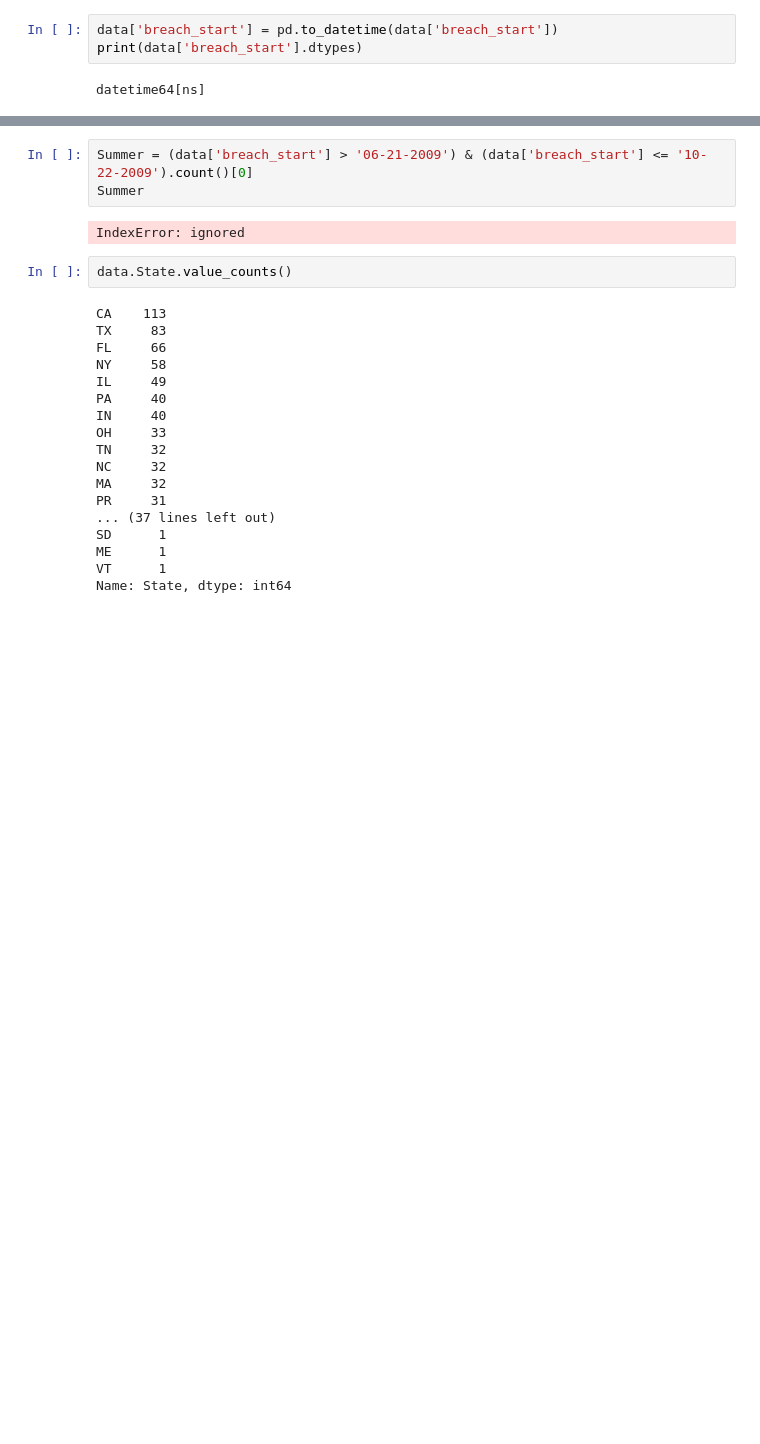
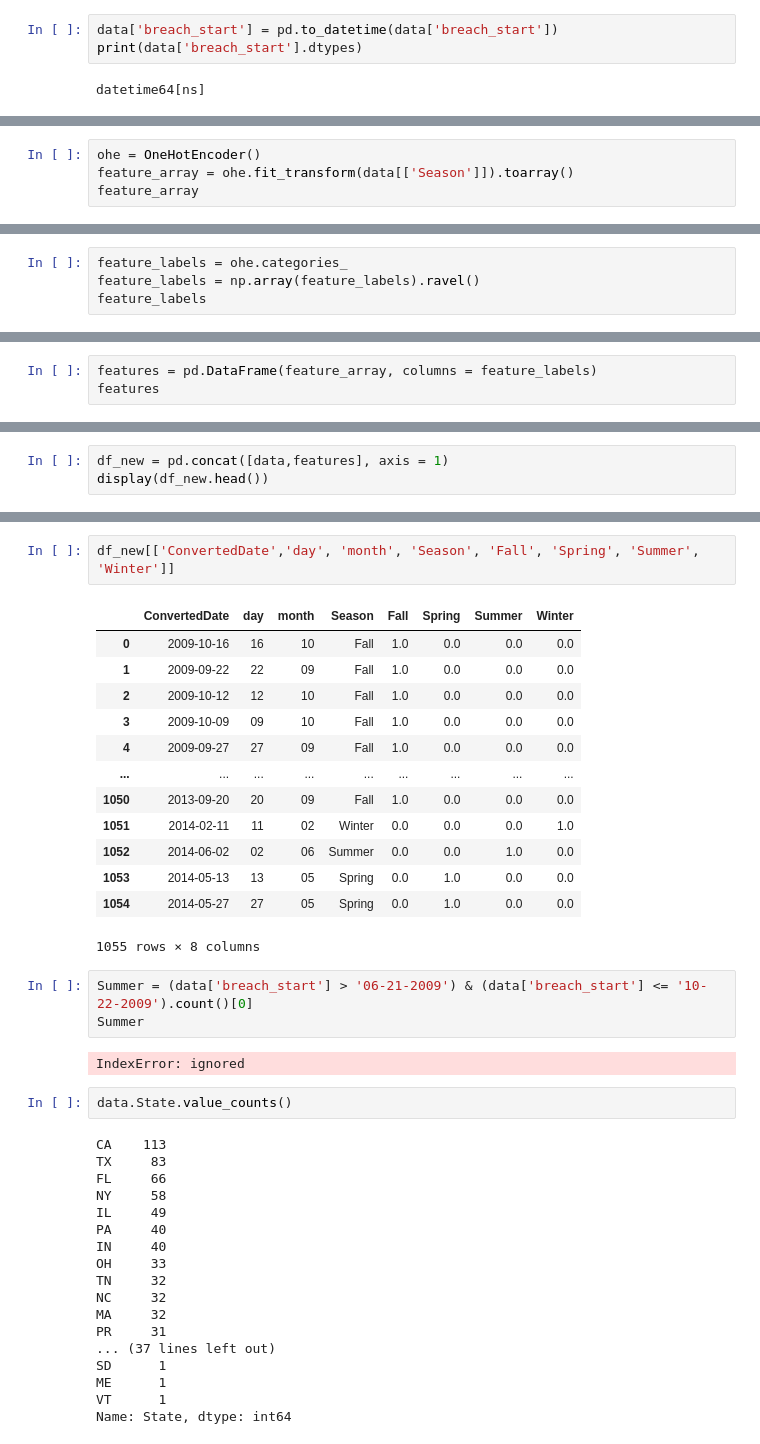
Before and after one commit to hmulli2/Data-analysis-cyber-security, a Jupyter notebook: Cyber_security_data_analysis.ipynb, the cells around one changed output, grey strips where cells are left out. Drawn from its saved outputs; the diff is of its cells as text; blank space fills up the shorter version.

```diff
--- a/Cyber_security_data_analysis.ipynb
+++ b/Cyber_security_data_analysis.ipynb
@@ -66,0 +138,4 @@ datetime64[ns]
+# %%
+ohe = OneHotEncoder()
+feature_array = ohe.fit_transform(data[['Season']]).toarray()
+feature_array
@@ -66,0 +154,4 @@ datetime64[ns]
+# %%
+feature_labels = ohe.categories_
+feature_labels = np.array(feature_labels).ravel()
+feature_labels
@@ -66,0 +160,3 @@ datetime64[ns]
+# %%
+features = pd.DataFrame(feature_array, columns = feature_labels)
+features
@@ -66,0 +177,3 @@ datetime64[ns]
+# %%
+df_new = pd.concat([data,features], axis = 1)
+display(df_new.head())
@@ -67,3 +188,19 @@ datetime64[ns]
+# %%
+df_new[['ConvertedDate','day', 'month', 'Season', 'Fall', 'Spring', 'Summer', 'Winter']]
+# %% [output]
+|  | ConvertedDate | day | month | Season | Fall | Spring | Summer | Winter |
+| 0 | 2009-10-16 | 16 | 10 | Fall | 1.0 | 0.0 | 0.0 | 0.0 |
+| 1 | 2009-09-22 | 22 | 09 | Fall | 1.0 | 0.0 | 0.0 | 0.0 |
+| 2 | 2009-10-12 | 12 | 10 | Fall | 1.0 | 0.0 | 0.0 | 0.0 |
+| 3 | 2009-10-09 | 09 | 10 | Fall | 1.0 | 0.0 | 0.0 | 0.0 |
+| 4 | 2009-09-27 | 27 | 09 | Fall | 1.0 | 0.0 | 0.0 | 0.0 |
+| ... | ... | ... | ... | ... | ... | ... | ... | ... |
+| 1050 | 2013-09-20 | 20 | 09 | Fall | 1.0 | 0.0 | 0.0 | 0.0 |
+| 1051 | 2014-02-11 | 11 | 02 | Winter | 0.0 | 0.0 | 0.0 | 1.0 |
+| 1052 | 2014-06-02 | 02 | 06 | Summer | 0.0 | 0.0 | 1.0 | 0.0 |
+| 1053 | 2014-05-13 | 13 | 05 | Spring | 0.0 | 1.0 | 0.0 | 0.0 |
+| 1054 | 2014-05-27 | 27 | 05 | Spring | 0.0 | 1.0 | 0.0 | 0.0 |
+1055 rows × 8 columns
 # %%
 Summer = (data['breach_start'] > '06-21-2009') & (data['breach_start'] <= '10-22-2009').count()[0]
 Summer
```
Also changed, not shown: parts of 12 cells of this notebook.
